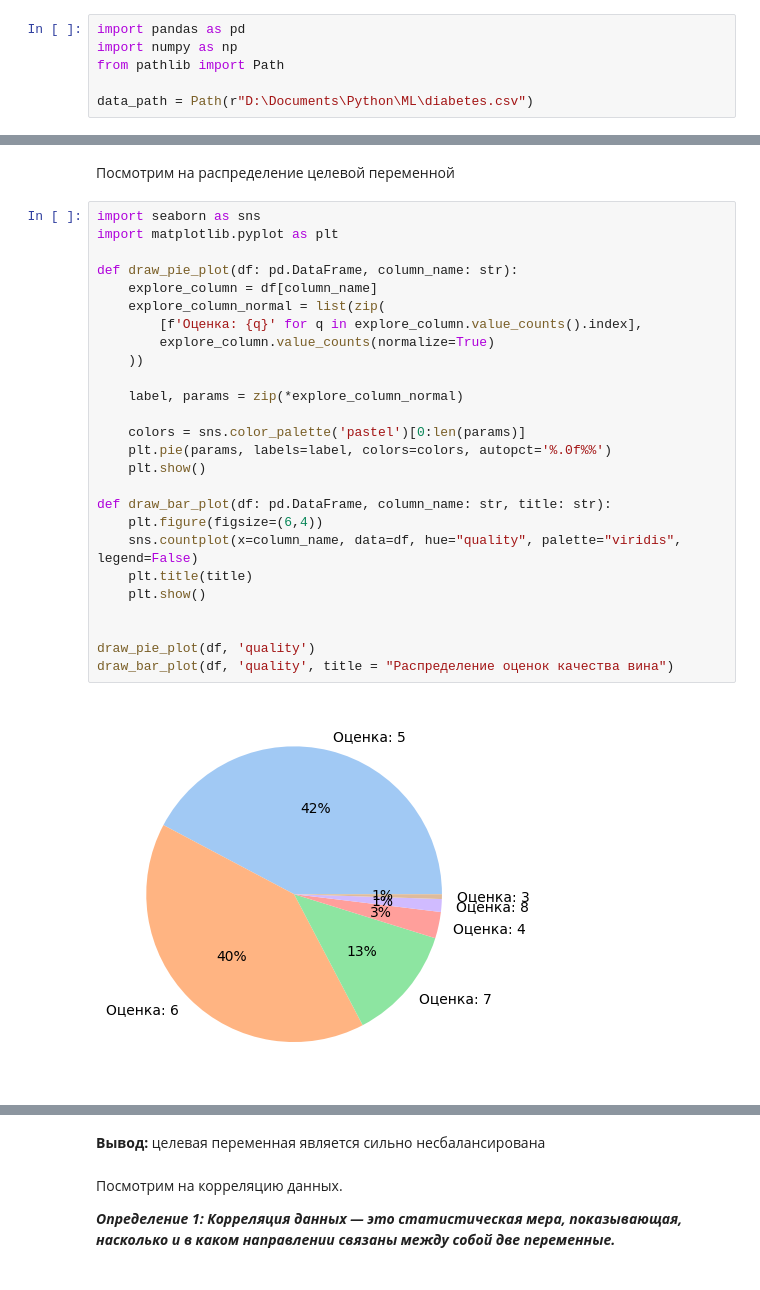
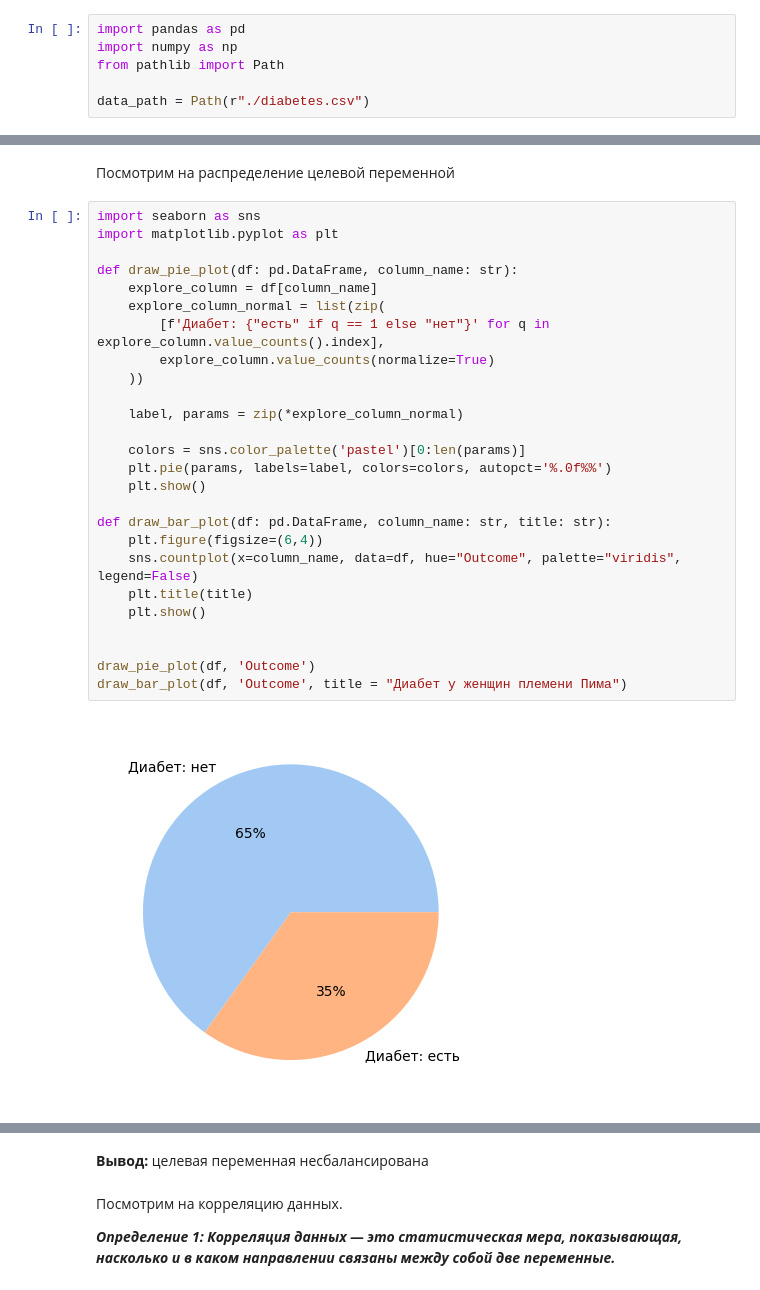
Before and after one commit to EgorX2000/ml_labs, a Jupyter notebook: 1/lr_1.ipynb, the cells around one changed output, grey strips where cells are left out. Cells and saved outputs as stored; diff of their text form.

```diff
--- a/1/lr_1.ipynb
+++ b/1/lr_1.ipynb
@@ -74,7 +74,7 @@ import pandas as pd
 import numpy as np
 from pathlib import Path
 
-data_path = Path(r"D:\Documents\Python\ML\diabetes.csv")
+data_path = Path(r"./diabetes.csv")
 # %% [markdown]
 Загрузка датасета `pd.read_csv(path_to_dataset: str)`
 # %%
@@ -194,28 +191,28 @@ dtype: int64
 # %%
 import seaborn as sns
 import matplotlib.pyplot as plt
 
 def draw_pie_plot(df: pd.DataFrame, column_name: str):
     explore_column = df[column_name]
     explore_column_normal = list(zip(
-        [f'Оценка: {q}' for q in explore_column.value_counts().index],
+        [f'Диабет: {"есть" if q == 1 else "нет"}' for q in explore_column.value_counts().index],
         explore_column.value_counts(normalize=True)
     ))
 
     label, params = zip(*explore_column_normal)
 
     colors = sns.color_palette('pastel')[0:len(params)]
     plt.pie(params, labels=label, colors=colors, autopct='%.0f%%')
     plt.show()
 
 def draw_bar_plot(df: pd.DataFrame, column_name: str, title: str):
     plt.figure(figsize=(6,4))
-    sns.countplot(x=column_name, data=df, hue="quality", palette="viridis", legend=False)
+    sns.countplot(x=column_name, data=df, hue="Outcome", palette="viridis", legend=False)
     plt.title(title)
     plt.show()
 
 
-draw_pie_plot(df, 'quality')
-draw_bar_plot(df, 'quality', title = "Распределение оценок качества вина")
+draw_pie_plot(df, 'Outcome')
+draw_bar_plot(df, 'Outcome', title = "Диабет у женщин племени Пима")
 # %% [output]
-[figure, old version]
+[figure, new version]
@@ -223,5 +220,5 @@ draw_bar_plot(df, 'quality', title = "Распределение оценок к
 # %% [markdown]
-**Вывод:** целевая переменная является сильно несбалансирована
+**Вывод:** целевая переменная несбалансирована
 # %% [markdown]
 Посмотрим на корреляцию данных.
 
```
Also changed, not shown: parts of 15 cells of this notebook.
